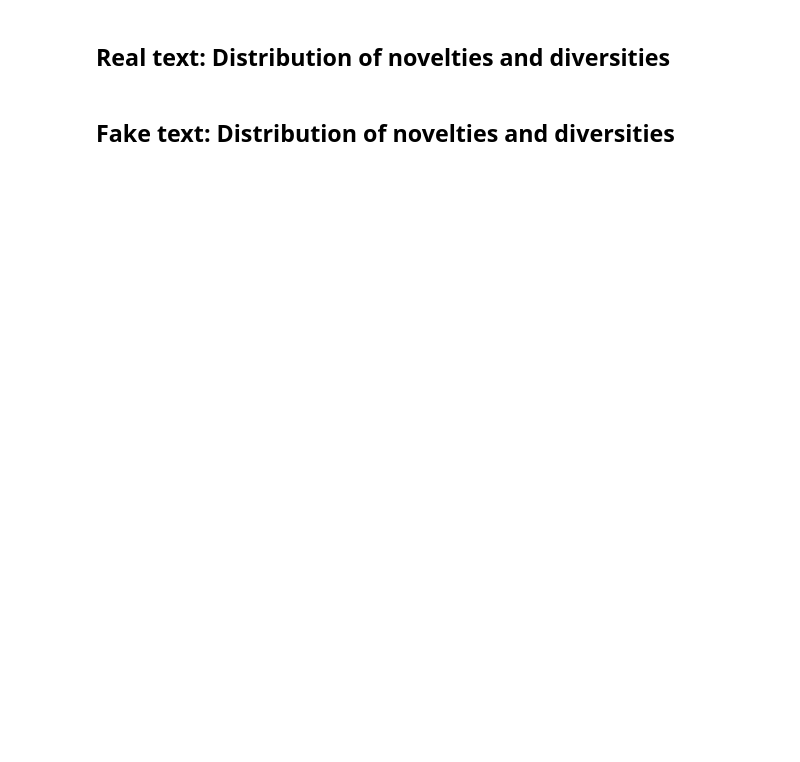
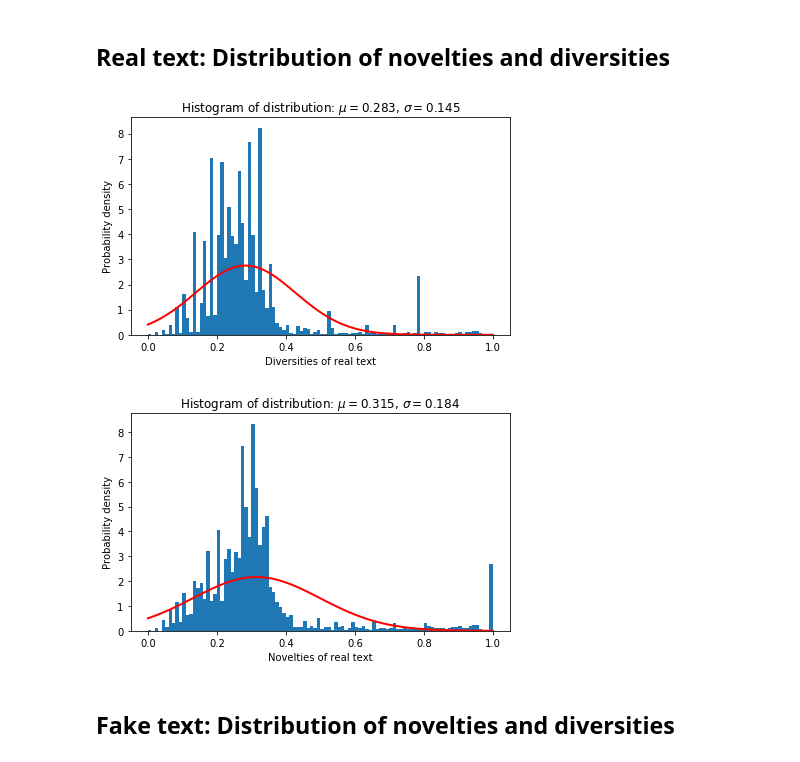
Before and after one commit to debashishc/classification-real-fake-text, a Jupyter notebook: analysis_levenshtein/Levenshtein_Analysis.ipynb, the cells around one changed output. Cells and saved outputs as stored; diff of their text form; code cells hidden in the pictures; blank space fills up the shorter version.

```diff
--- a/analysis_levenshtein/Levenshtein_Analysis.ipynb
+++ b/analysis_levenshtein/Levenshtein_Analysis.ipynb
@@ -119,8 +122,11 @@ ValueError: x and y must be the same size
 # %% [markdown]
 ## Real text: Distribution of novelties and diversities
 # %%
-# normal_distribution(real_diversities, 'Diversities of real text')
-# normal_distribution(real_novelties, 'Novelties of real text')
+normal_distribution(lev_normed_real_diversities, 'Diversities of real text')
+normal_distribution(lev_normed_real_novelties, 'Novelties of real text')
+# %% [output]
+[figure, added]
+[figure, added]
 # %% [markdown]
 ## Fake text: Distribution of novelties and diversities
 # %%
```
Also changed, not shown: parts of 6 cells of this notebook, 12 other files.
